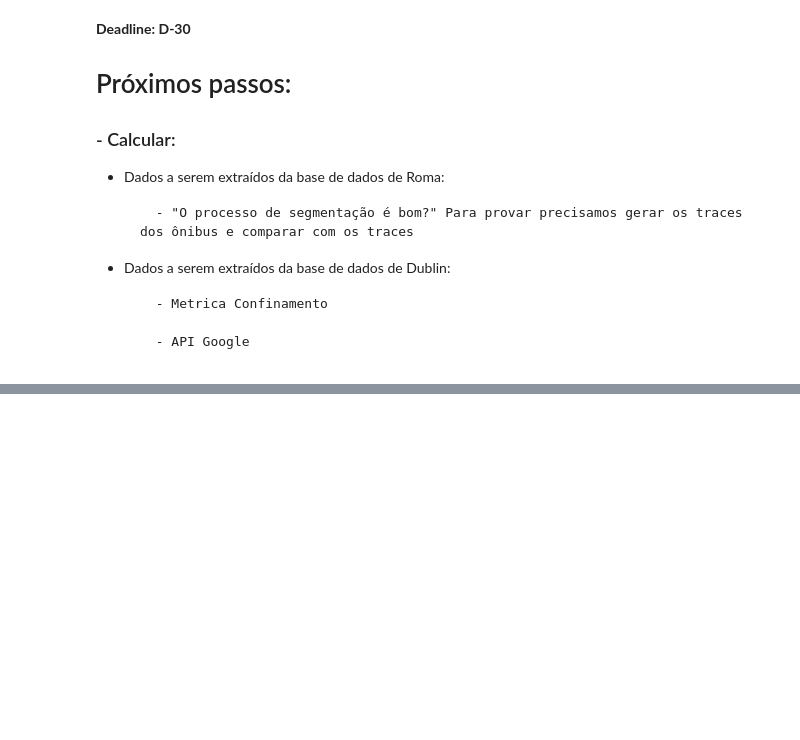
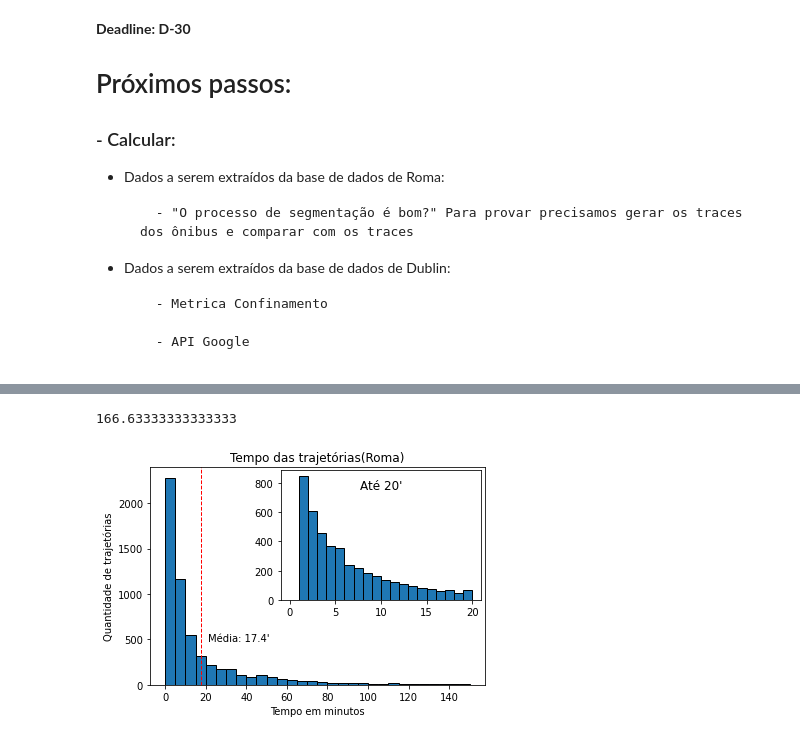
Before and after one commit to TulioNPL/Pesquisa, a Jupyter notebook: jupyter/main.ipynb, the cells around one changed output, grey strips where cells are left out. Drawn from its saved outputs; the diff is of its cells as text; code cells hidden in the pictures; blank space fills up the shorter version.

Commit message:
Rome's trajectory total time graph corrected

```diff
--- a/jupyter/main.ipynb
+++ b/jupyter/main.ipynb
@@ -1010,40 +1005,43 @@ histTamTraj()
 # %%
 def histTempoPorTraj():
     tempos = []
 
     for key in keys:
         ant = 0
 
         for item in separator[key]:
 
             # print('Inicial: ',ant,' | ','Final: ',item)
             tempo = tempoDoisPontos(ant,item,pontos[key])
             tempo = tempo.total_seconds()
             tempos.append(tempo)
             ant = item+1
-    tempos = [i/60 for i in tempos if i < 10000] # converte de segundos para minutos
-    tempos200Min = [i for i in tempos if i < 200]
-
+    tempos = [i/60 for i in tempos if i < 10000 and int(i/60) > 0] # converte de segundos para minutos
+    tempos60Min = [i for i in tempos if i < 60]
+    print(max(tempos))
     fig, ax = plt.subplots()
     axIns = ax.inset_axes([0.39, 0.39, 0.6, 0.6])
 
-    plt.hist(tempos, bins=range(0,801,50), edgecolor='black',align='mid',rwidth=1.5)
-    axIns.hist(tempos200Min, bins=range(0,201,10), edgecolor='black',align='mid')
+    plt.hist(tempos, bins=range(0,151,5), edgecolor='black',align='mid',rwidth=1.5)
+    axIns.hist(tempos60Min, bins=range(0,21,1), edgecolor='black',align='mid')
 
     #plota linha com média
     plt.axvline(np.mean(tempos), color='red', linestyle='dashed', linewidth=1)
     min_ylim, max_ylim = plt.ylim()
-    plt.text(np.mean(tempos)*4.4, max_ylim*0.2, 'Média: {:.1f}\''.format(np.mean(tempos)))
+    plt.text(np.mean(tempos)*1.2, max_ylim*0.2, 'Média: {:.1f}\''.format(np.mean(tempos)))
 
     plt.title('Tempo das trajetórias(Roma)')
-    axIns.set_title("Até 200\'",x=0.5,y=0.8)
+    axIns.set_title("Até 20\'",x=0.5,y=0.8)
 
     plt.xlabel('Tempo em minutos')
     plt.ylabel('Quantidade de trajetórias')
     # plt.savefig(path+'/img/histTempoTrips_Roma.png', dpi=300, transparent=False, facecolor='white')
     plt.show()
 
 histTempoPorTraj()
+# %% [output]
+166.63333333333333
+[figure, added]
 # %%
 def calcAcuracia(radius):
 
```
Also changed, not shown: parts of 2 cells of this notebook, 1 other file.
